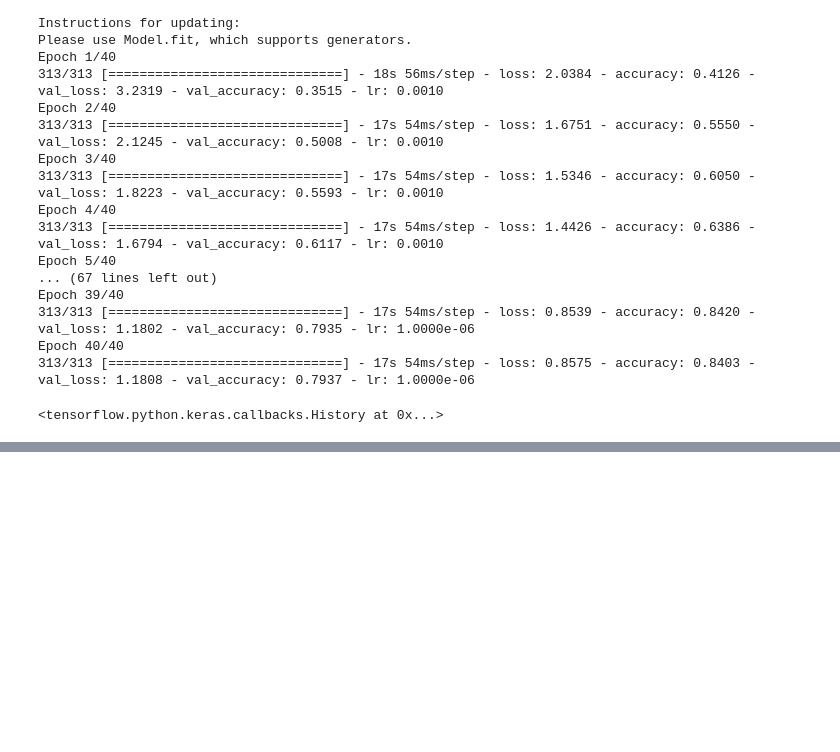
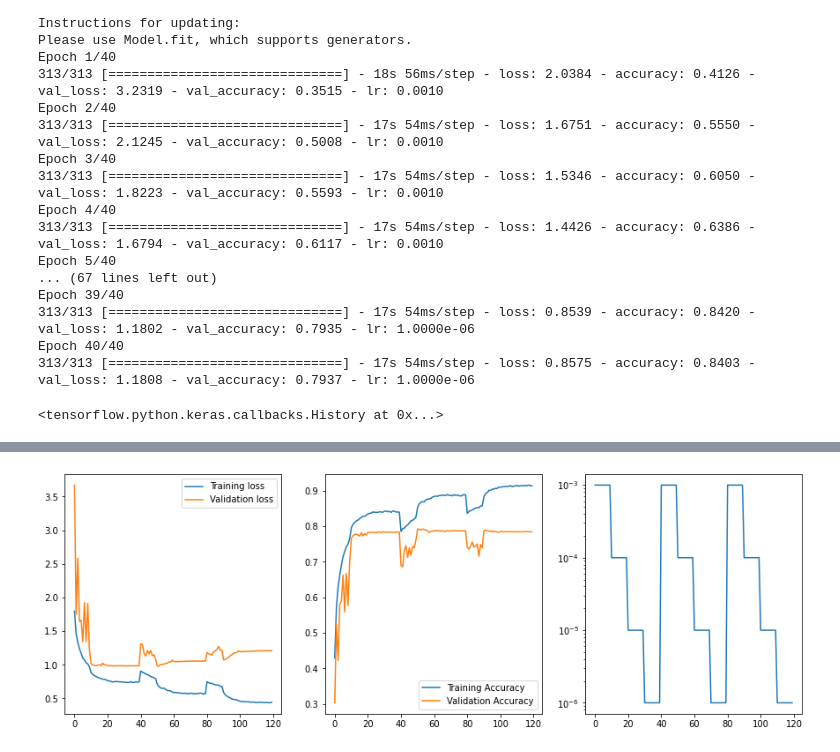
Before and after one commit to y-kitamu/deep_learning, a Jupyter notebook: NoisyData/notebooks/noise10_preact_resnet32.ipynb, the cells around one changed output, grey strips where cells are left out. Cells and saved outputs as stored; diff of their text form; code cells hidden in the pictures; blank space fills up the shorter version.

Commit message:
finish noisy data

```diff
--- a/NoisyData/notebooks/noise10_preact_resnet32.ipynb
+++ b/NoisyData/notebooks/noise10_preact_resnet32.ipynb
@@ -65,3 +114,7 @@ test data loss = 0.76, acc = 0.8742
+# %%
+plot_csv("/home/kitamura/work/DeepLearning/NoisyData/results/20201121_102518/csv/train_log.csv")
+# %% [output]
+[figure, added]
 # %%
 from noisydata.solver import Solver
 from noisydata.utility import run_debug
```
Also changed, not shown: parts of 17 cells of this notebook, 8 other files.
